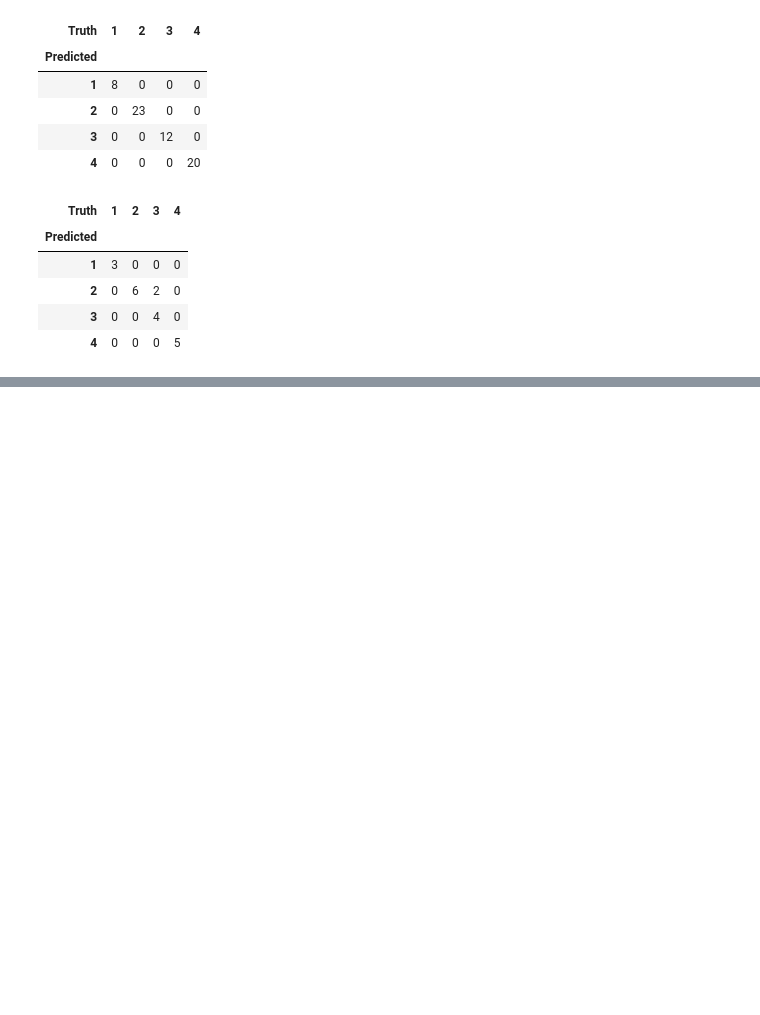
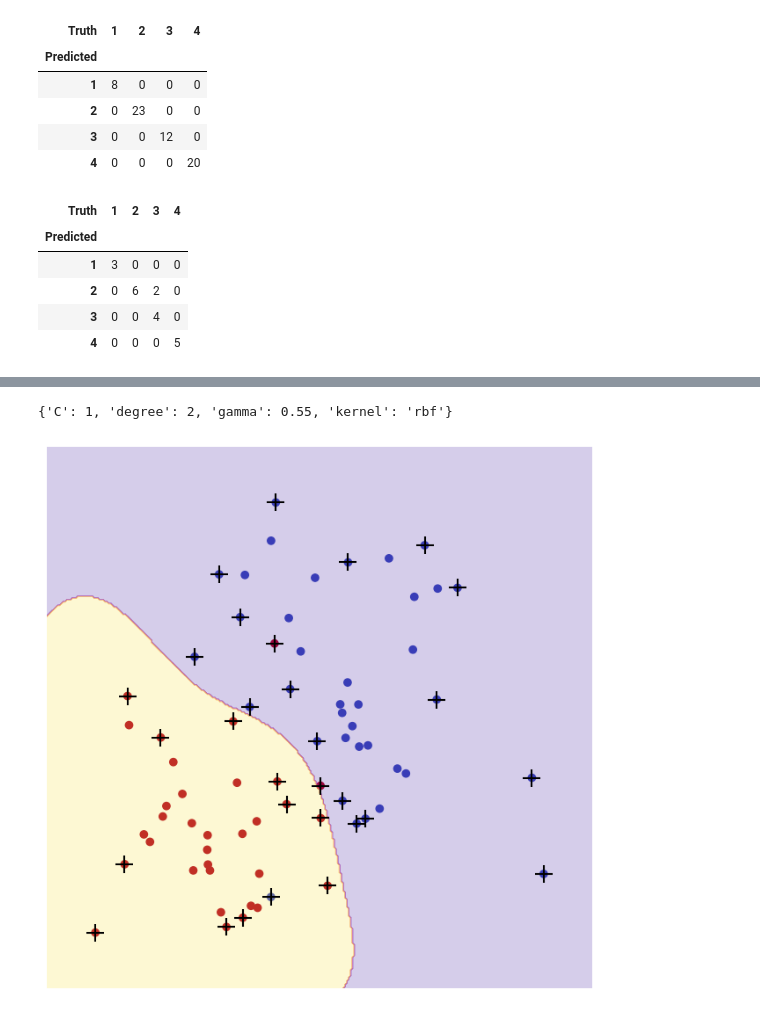
Before and after one commit to ARKA1112/ISLP_self, a Jupyter notebook: 9_Support_vector_machines.ipynb, the cells around one changed output, grey strips where cells are left out. Drawn from its saved outputs; the diff is of its cells as text; code cells hidden in the pictures; blank space fills up the shorter version.

```diff
--- a/9_Support_vector_machines.ipynb
+++ b/9_Support_vector_machines.ipynb
@@ -397,0 +437,13 @@ confusion_table(khan_linear.predict(Khan['xtest']), Khan['ytest'])
+# %%
+kfold = KFold(n_splits=5, shuffle=True, random_state=22)
+
+grid = GridSearchCV(estimator=clf,
+                    param_grid={'kernel':['polynomial','rbf'],
+                                    'degree':[2,3,4,5],
+                                    'C':[0.001,0.01,0.1,1,10,100],
+                                    'gamma':[0.55,1,2,3,4,5]},
+                    scoring='accuracy',
+                    cv=kfold
+                    )
+# %%
+grid.fit(xtrain,ytrain)
@@ -397,0 +474,10 @@ confusion_table(khan_linear.predict(Khan['xtest']), Khan['ytest'])
+# %%
+grid.best_params_
+# %% [output]
+{'C': 1, 'degree': 2, 'gamma': 0.55, 'kernel': 'rbf'}
+# %%
+fig,ax = plt.subplots(figsize=(8,8))
+plt.axis('off')
+plot_svm(xtrain,ytrain,grid.best_estimator_,scatter_cmap=plt.cm.coolwarm,ax=ax)
+# %% [output]
+[figure, added]
```
Also changed, not shown: parts of 11 cells of this notebook.
